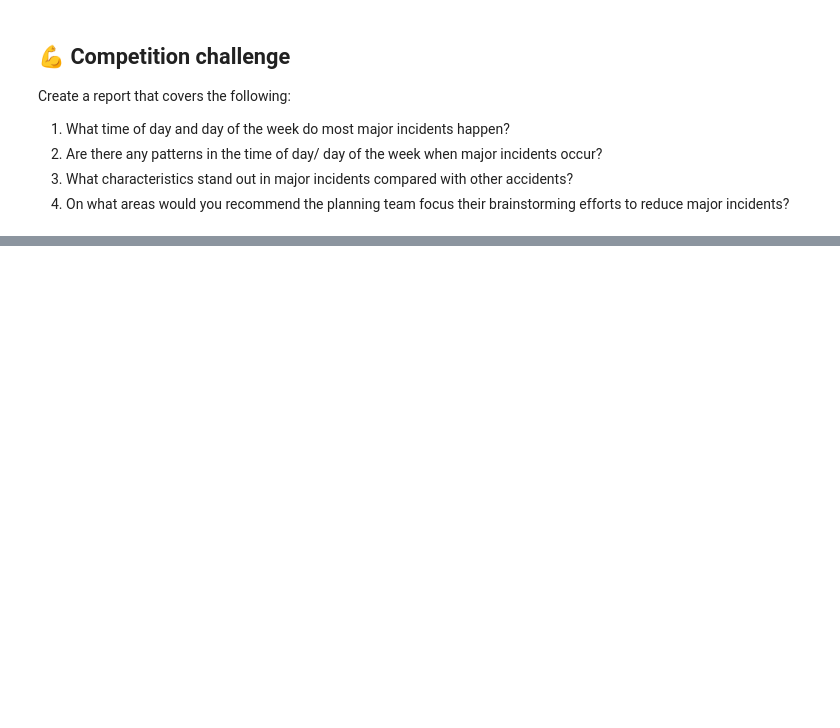
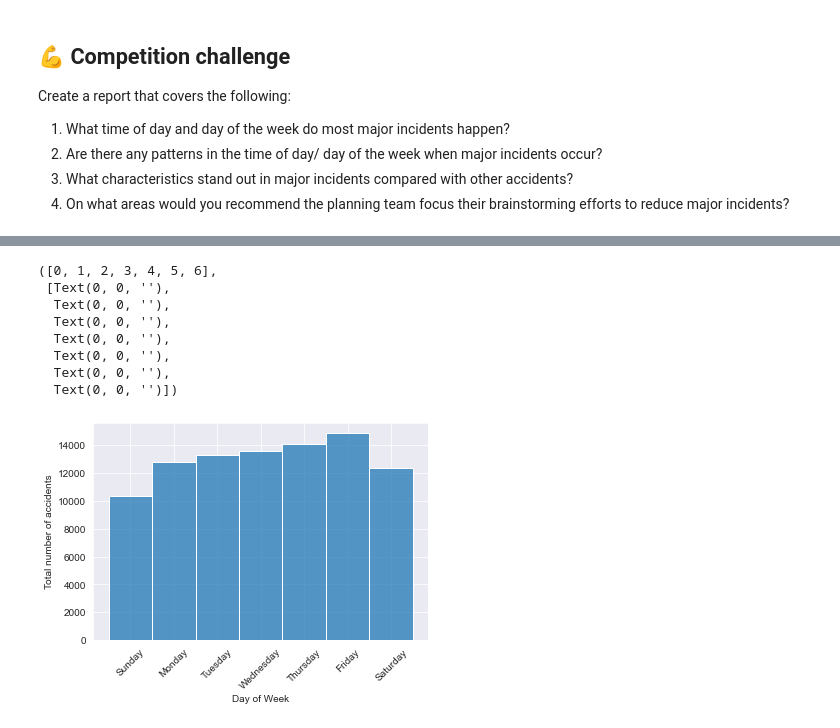
Before and after one commit to LuisEVT/High_Fatality_Accidents, a Jupyter notebook: High_Fatality_Accidents.ipynb, the cells around one changed output, grey strips where cells are left out. Saved outputs shown, nothing was run; the diff lists cells and outputs as text; code cells hidden in the pictures; blank space fills up the shorter version.

Commit message:
Update High_Fatality_Accidents.ipynb
* Explore the days and months in which the accidents are occuring.

```diff
--- a/High_Fatality_Accidents.ipynb
+++ b/High_Fatality_Accidents.ipynb
@@ -32,0 +64,5 @@ accidents.head()
+# %%
+# Change 'date' type (object) to datetime64[ns]
+# change 'time' type (object) to timedelta
+df_accidents['date'] = df_accidents['date'].astype('datetime64[ns]')
+df_accidents['time'] = pd.to_timedelta( df_accidents['time'] + ':00' )
@@ -32,0 +104,4 @@ accidents.head()
+# %%
+df_accidents_timestamp = df_accidents[ ['accident_year','date','time','day_of_week'] ]
+
+df_accidents_timestamp
@@ -32,0 +122,8 @@ accidents.head()
+# %%
+Day_Name = {1:'Sunday',
+       2:'Monday',
+       3:'Tuesday',
+       4:'Wednesday',
+       5:'Thursday',
+       6:'Friday',
+       7:'Saturday'}
@@ -32,0 +134,6 @@ accidents.head()
+# %%
+# dt.month_name()
+#df_accidents_timestamp['date'].dt.day_name()
+
+df_accidents_timestamp['Month'] = df_accidents_timestamp['date'].dt.month_name()
+df_accidents_timestamp['Day_Name'] = df_accidents_timestamp['day_of_week'].apply( lambda x: Day_Name[x] )
@@ -32,0 +151,19 @@ accidents.head()
+# %%
+# Create histogram for day of week
+
+sns.histplot(x = 'Day_Name', data = df_accidents_timestamp.sort_values(by='day_of_week'))
+
+plt.ylabel('Total number of accidents')
+plt.xlabel('Day of Week')
+
+plt.xticks( rotation = 45 )
+# %% [output]
+([0, 1, 2, 3, 4, 5, 6],
+ [Text(0, 0, ''),
+  Text(0, 0, ''),
+  Text(0, 0, ''),
+  Text(0, 0, ''),
+  Text(0, 0, ''),
+  Text(0, 0, ''),
+  Text(0, 0, '')])
+[figure, added]
```
Also changed, not shown: parts of 15 cells of this notebook.
